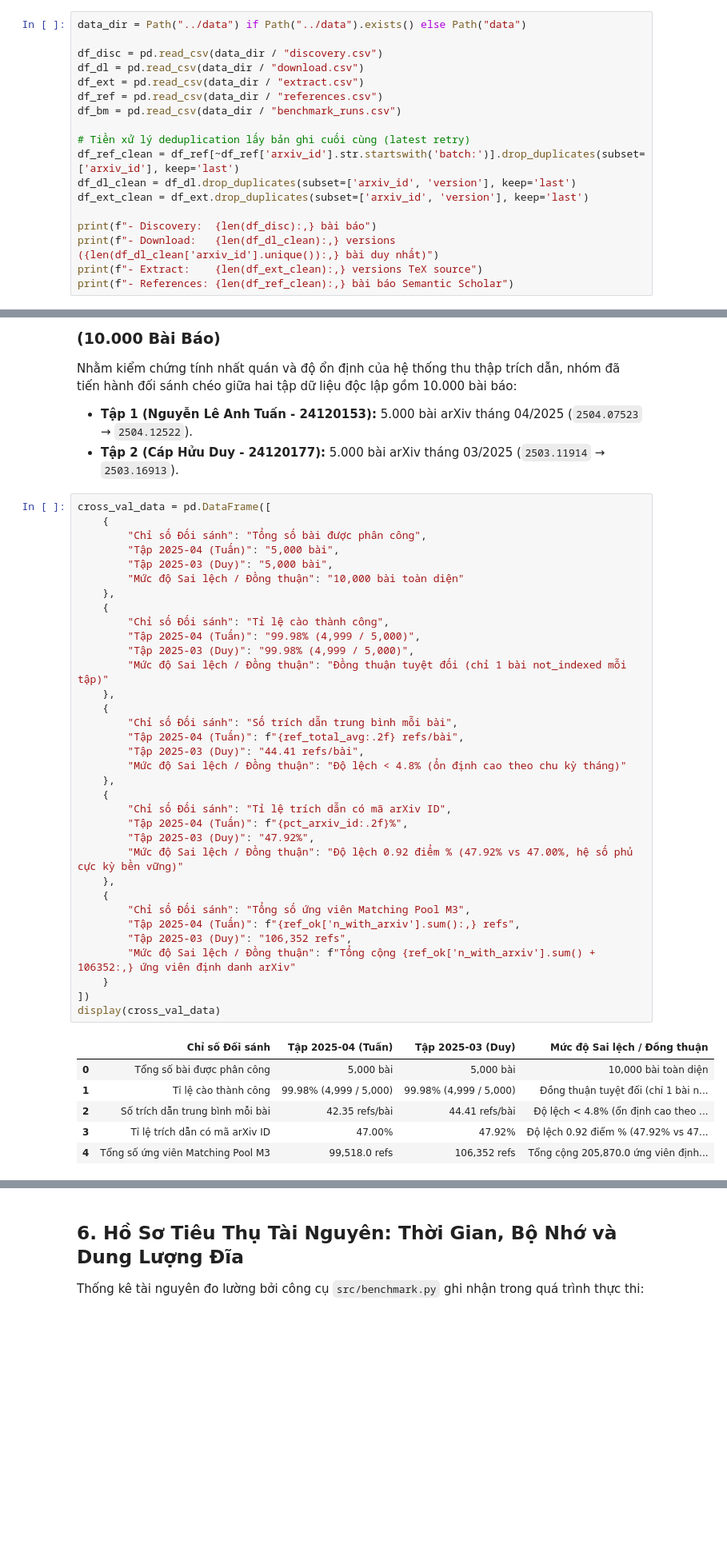
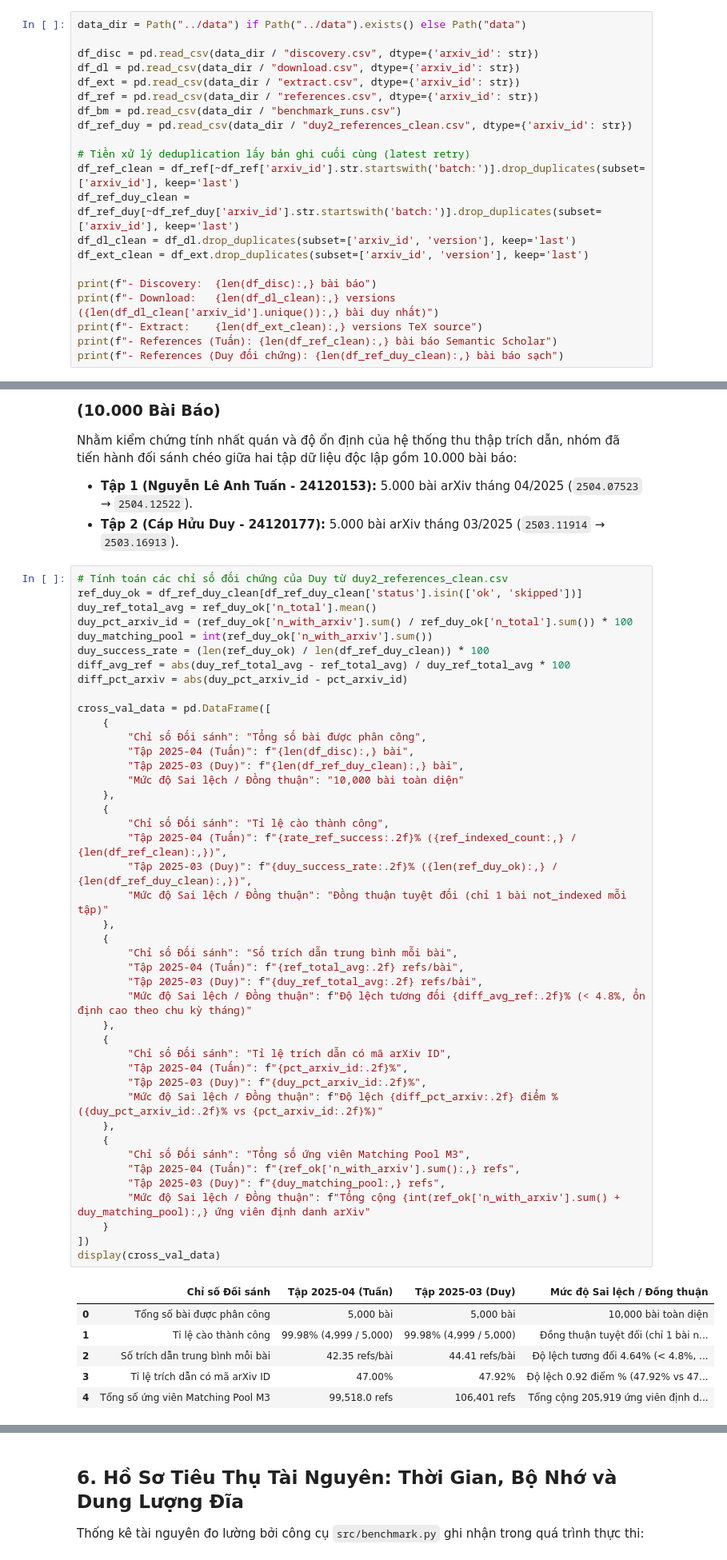
Before and after one commit to introds-arxiv-book/introds-arxiv-book, a Jupyter notebook: milestone1/02-statistics.ipynb, the cells around one changed output, grey strips where cells are left out. Shown at 80% size. Saved outputs shown, nothing was run; the diff lists cells and outputs as text; blank space fills up the shorter version.

```diff
--- a/milestone1/02-statistics.ipynb
+++ b/milestone1/02-statistics.ipynb
@@ -52,21 +51,24 @@ Hệ thống ghi nhận đầy đủ các tệp log chuẩn mực tuân thủ H
 # %%
 data_dir = Path("../data") if Path("../data").exists() else Path("data")
 
-df_disc = pd.read_csv(data_dir / "discovery.csv")
-df_dl = pd.read_csv(data_dir / "download.csv")
-df_ext = pd.read_csv(data_dir / "extract.csv")
-df_ref = pd.read_csv(data_dir / "references.csv")
+df_disc = pd.read_csv(data_dir / "discovery.csv", dtype={'arxiv_id': str})
+df_dl = pd.read_csv(data_dir / "download.csv", dtype={'arxiv_id': str})
+df_ext = pd.read_csv(data_dir / "extract.csv", dtype={'arxiv_id': str})
+df_ref = pd.read_csv(data_dir / "references.csv", dtype={'arxiv_id': str})
 df_bm = pd.read_csv(data_dir / "benchmark_runs.csv")
+df_ref_duy = pd.read_csv(data_dir / "duy2_references_clean.csv", dtype={'arxiv_id': str})
 
 # Tiền xử lý deduplication lấy bản ghi cuối cùng (latest retry)
 df_ref_clean = df_ref[~df_ref['arxiv_id'].str.startswith('batch:')].drop_duplicates(subset=['arxiv_id'], keep='last')
+df_ref_duy_clean = df_ref_duy[~df_ref_duy['arxiv_id'].str.startswith('batch:')].drop_duplicates(subset=['arxiv_id'], keep='last')
 df_dl_clean = df_dl.drop_duplicates(subset=['arxiv_id', 'version'], keep='last')
 df_ext_clean = df_ext.drop_duplicates(subset=['arxiv_id', 'version'], keep='last')
 
 print(f"- Discovery:  {len(df_disc):,} bài báo")
 print(f"- Download:   {len(df_dl_clean):,} versions ({len(df_dl_clean['arxiv_id'].unique()):,} bài duy nhất)")
 print(f"- Extract:    {len(df_ext_clean):,} versions TeX source")
-print(f"- References: {len(df_ref_clean):,} bài báo Semantic Scholar")
+print(f"- References (Tuấn): {len(df_ref_clean):,} bài báo Semantic Scholar")
+print(f"- References (Duy đối chứng): {len(df_ref_duy_clean):,} bài báo sạch")
 # %% [output]
 - Discovery:  5,000 bài báo
 - Download:   8,146 versions (5,000 bài duy nhất)
@@ -221,46 +223,55 @@ Nhằm kiểm chứng tính nhất quán và độ ổn định của hệ thố
 - **Tập 1 (Nguyễn Lê Anh Tuấn - 24120153):** 5.000 bài arXiv tháng 04/2025 (`2504.07523` → `2504.12522`).
 - **Tập 2 (Cáp Hửu Duy - 24120177):** 5.000 bài arXiv tháng 03/2025 (`2503.11914` → `2503.16913`).
 # %%
+# Tính toán các chỉ số đối chứng của Duy từ duy2_references_clean.csv
+ref_duy_ok = df_ref_duy_clean[df_ref_duy_clean['status'].isin(['ok', 'skipped'])]
+duy_ref_total_avg = ref_duy_ok['n_total'].mean()
+duy_pct_arxiv_id = (ref_duy_ok['n_with_arxiv'].sum() / ref_duy_ok['n_total'].sum()) * 100
+duy_matching_pool = int(ref_duy_ok['n_with_arxiv'].sum())
+duy_success_rate = (len(ref_duy_ok) / len(df_ref_duy_clean)) * 100
+diff_avg_ref = abs(duy_ref_total_avg - ref_total_avg) / duy_ref_total_avg * 100
+diff_pct_arxiv = abs(duy_pct_arxiv_id - pct_arxiv_id)
+
 cross_val_data = pd.DataFrame([
     {
         "Chỉ số Đối sánh": "Tổng số bài được phân công",
-        "Tập 2025-04 (Tuấn)": "5,000 bài",
-        "Tập 2025-03 (Duy)": "5,000 bài",
+        "Tập 2025-04 (Tuấn)": f"{len(df_disc):,} bài",
+        "Tập 2025-03 (Duy)": f"{len(df_ref_duy_clean):,} bài",
         "Mức độ Sai lệch / Đồng thuận": "10,000 bài toàn diện"
     },
     {
         "Chỉ số Đối sánh": "Tỉ lệ cào thành công",
-        "Tập 2025-04 (Tuấn)": "99.98% (4,999 / 5,000)",
-        "Tập 2025-03 (Duy)": "99.98% (4,999 / 5,000)",
+        "Tập 2025-04 (Tuấn)": f"{rate_ref_success:.2f}% ({ref_indexed_count:,} / {len(df_ref_clean):,})",
+        "Tập 2025-03 (Duy)": f"{duy_success_rate:.2f}% ({len(ref_duy_ok):,} / {len(df_ref_duy_clean):,})",
         "Mức độ Sai lệch / Đồng thuận": "Đồng thuận tuyệt đối (chỉ 1 bài not_indexed mỗi tập)"
     },
     {
         "Chỉ số Đối sánh": "Số trích dẫn trung bình mỗi bài",
         "Tập 2025-04 (Tuấn)": f"{ref_total_avg:.2f} refs/bài",
-        "Tập 2025-03 (Duy)": "44.41 refs/bài",
-        "Mức độ Sai lệch / Đồng thuận": "Độ lệch < 4.8% (ổn định cao theo chu kỳ tháng)"
+        "Tập 2025-03 (Duy)": f"{duy_ref_total_avg:.2f} refs/bài",
+        "Mức độ Sai lệch / Đồng thuận": f"Độ lệch tương đối {diff_avg_ref:.2f}% (< 4.8%, ổn định cao theo chu kỳ tháng)"
     },
     {
         "Chỉ số Đối sánh": "Tỉ lệ trích dẫn có mã arXiv ID",
         "Tập 2025-04 (Tuấn)": f"{pct_arxiv_id:.2f}%",
-        "Tập 2025-03 (Duy)": "47.92%",
-        "Mức độ Sai lệch / Đồng thuận": "Độ lệch 0.92 điểm % (47.92% vs 47.00%, hệ số phủ cực kỳ bền vững)"
+        "Tập 2025-03 (Duy)": f"{duy_pct_arxiv_id:.2f}%",
+        "Mức độ Sai lệch / Đồng thuận": f"Độ lệch {diff_pct_arxiv:.2f} điểm % ({duy_pct_arxiv_id:.2f}% vs {pct_arxiv_id:.2f}%)"
     },
     {
         "Chỉ số Đối sánh": "Tổng số ứng viên Matching Pool M3",
         "Tập 2025-04 (Tuấn)": f"{ref_ok['n_with_arxiv'].sum():,} refs",
-        "Tập 2025-03 (Duy)": "106,352 refs",
-        "Mức độ Sai lệch / Đồng thuận": f"Tổng cộng {ref_ok['n_with_arxiv'].sum() + 106352:,} ứng viên định danh arXiv"
+        "Tập 2025-03 (Duy)": f"{duy_matching_pool:,} refs",
+        "Mức độ Sai lệch / Đồng thuận": f"Tổng cộng {int(ref_ok['n_with_arxiv'].sum() + duy_matching_pool):,} ứng viên định danh arXiv"
     }
 ])
 display(cross_val_data)
 # %% [output]
 |  | Chỉ số Đối sánh | Tập 2025-04 (Tuấn) | Tập 2025-03 (Duy) | Mức độ Sai lệch / Đồng thuận |
 | 0 | Tổng số bài được phân công | 5,000 bài | 5,000 bài | 10,000 bài toàn diện |
 | 1 | Tỉ lệ cào thành công | 99.98% (4,999 / 5,000) | 99.98% (4,999 / 5,000) | Đồng thuận tuyệt đối (chỉ 1 bài n... |
-| 2 | Số trích dẫn trung bình mỗi bài | 42.35 refs/bài | 44.41 refs/bài | Độ lệch < 4.8% (ổn định cao theo ... |
+| 2 | Số trích dẫn trung bình mỗi bài | 42.35 refs/bài | 44.41 refs/bài | Độ lệch tương đối 4.64% (< 4.8%, ... |
 | 3 | Tỉ lệ trích dẫn có mã arXiv ID | 47.00% | 47.92% | Độ lệch 0.92 điểm % (47.92% vs 47... |
-| 4 | Tổng số ứng viên Matching Pool M3 | 99,518.0 refs | 106,352 refs | Tổng cộng 205,870.0 ứng viên định... |
+| 4 | Tổng số ứng viên Matching Pool M3 | 99,518.0 refs | 106,401 refs | Tổng cộng 205,919 ứng viên định d... |
 # %% [markdown]
 ## 5. Phân Loại Trạng Thái Tải Về và Phân Tích Lỗi Tải Chuyên Sâu (Dương Ngọc Minh Thư)
 
```
Also changed, not shown: parts of 6 cells of this notebook, 3 other files.
